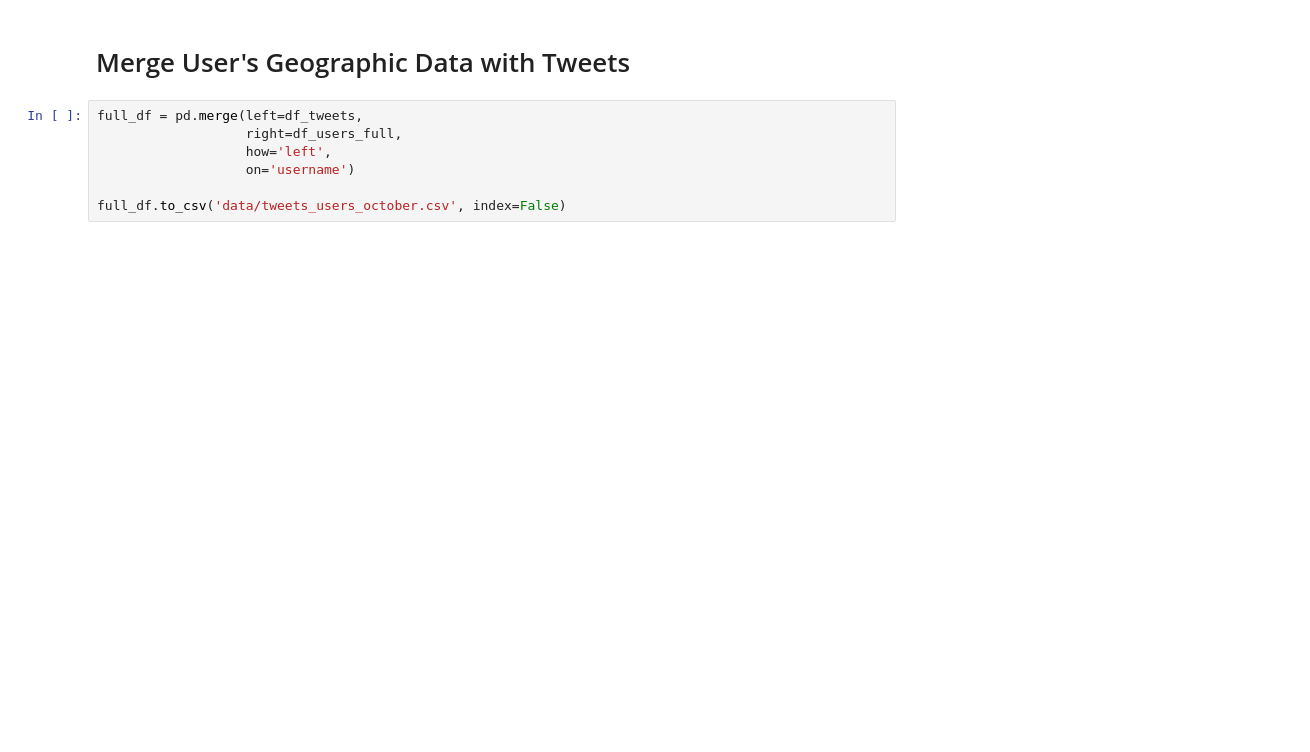
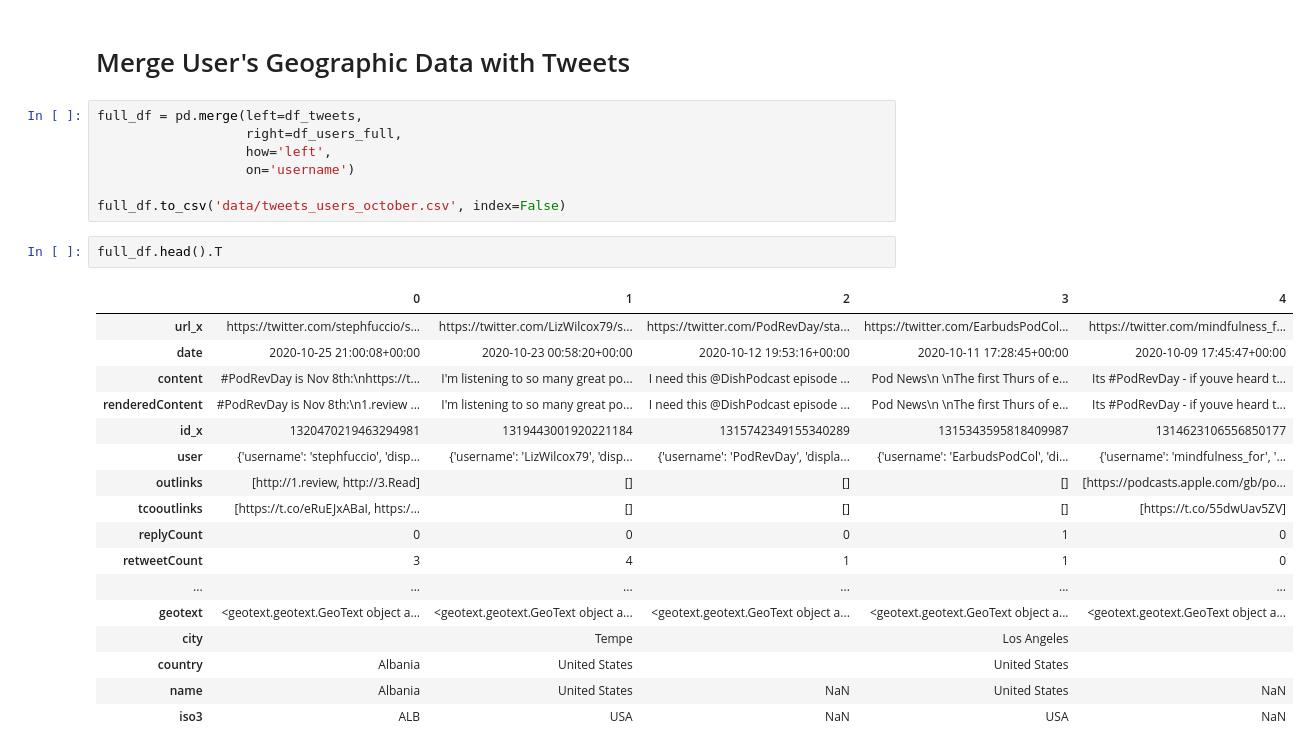
Before and after one commit to educatorsRlearners/podrevday, a Jupyter notebook: data_collection.ipynb, the cells around one changed output. Saved outputs shown, nothing was run; the diff lists cells and outputs as text; blank space fills up the shorter version.

```diff
--- a/data_collection.ipynb
+++ b/data_collection.ipynb
@@ -236,3 +236,23 @@ full_df = pd.merge(left=df_tweets,
                    on='username')
 
 full_df.to_csv('data/tweets_users_october.csv', index=False)
+# %%
+full_df.head().T
+# %% [output]
+|  | 0 | 1 | 2 | 3 | 4 |
+| url_x | https://twitter.com/stephfuccio/s... | https://twitter.com/LizWilcox79/s... | https://twitter.com/PodRevDay/sta... | https://twitter.com/EarbudsPodCol... | https://twitter.com/mindfulness_f... |
+| date | 2020-10-25 21:00:08+00:00 | 2020-10-23 00:58:20+00:00 | 2020-10-12 19:53:16+00:00 | 2020-10-11 17:28:45+00:00 | 2020-10-09 17:45:47+00:00 |
+| content | #PodRevDay is Nov 8th:\nhttps://t... | I'm listening to so many great po... | I need this @DishPodcast episode ... | Pod News\n \nThe first Thurs of e... | Its #PodRevDay - if youve heard t... |
+| renderedContent | #PodRevDay is Nov 8th:\n1.review ... | I'm listening to so many great po... | I need this @DishPodcast episode ... | Pod News\n \nThe first Thurs of e... | Its #PodRevDay - if youve heard t... |
+| id_x | 1320470219463294981 | 1319443001920221184 | 1315742349155340289 | 1315343595818409987 | 1314623106556850177 |
+| user | {'username': 'stephfuccio', 'disp... | {'username': 'LizWilcox79', 'disp... | {'username': 'PodRevDay', 'displa... | {'username': 'EarbudsPodCol', 'di... | {'username': 'mindfulness_for', '... |
+| outlinks | [http://1.review, http://3.Read] | [] | [] | [] | [https://podcasts.apple.com/gb/po... |
+| tcooutlinks | [https://t.co/eRuEJxABaI, https:/... | [] | [] | [] | [https://t.co/55dwUav5ZV] |
+| replyCount | 0 | 0 | 0 | 1 | 0 |
+| retweetCount | 3 | 4 | 1 | 1 | 0 |
+| ... | ... | ... | ... | ... | ... |
+| geotext | <geotext.geotext.GeoText object a... | <geotext.geotext.GeoText object a... | <geotext.geotext.GeoText object a... | <geotext.geotext.GeoText object a... | <geotext.geotext.GeoText object a... |
+| city |  | Tempe |  | Los Angeles |  |
+| country | Albania | United States |  | United States |  |
+| name | Albania | United States | NaN | United States | NaN |
+| iso3 | ALB | USA | NaN | USA | NaN |
```
Also changed, not shown: 9 other files.
